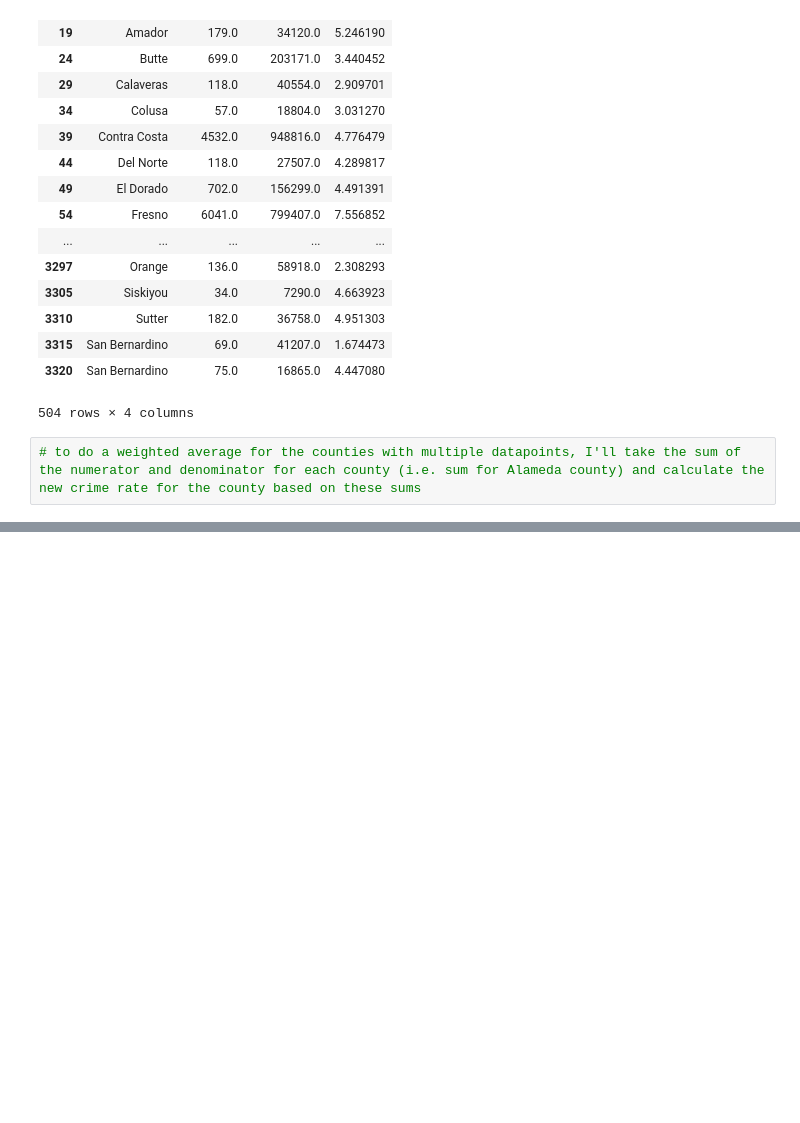
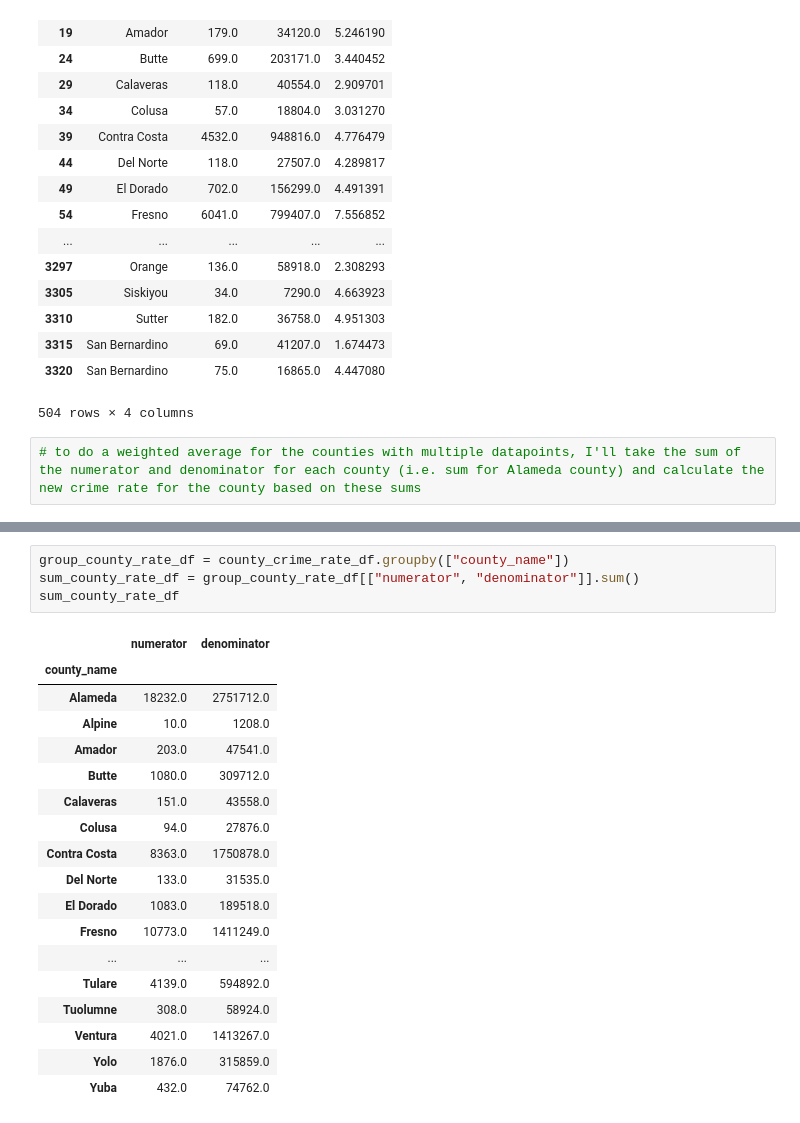
Before and after one commit to phamkdaniel/Cali-Housing-Project, a Jupyter notebook: kevin_exploring.ipynb, the cells around one changed output, grey strips where cells are left out. Drawn from its saved outputs; the diff is of its cells as text; blank space fills up the shorter version.

```diff
--- a/kevin_exploring.ipynb
+++ b/kevin_exploring.ipynb
@@ -205,0 +246,23 @@ county_crime_rate_df
+# %%
+group_county_rate_df = county_crime_rate_df.groupby(["county_name"])
+sum_county_rate_df = group_county_rate_df[["numerator", "denominator"]].sum()
+sum_county_rate_df
+# %% [output]
+|  | numerator | denominator |
+| county_name |  |  |
+| Alameda | 18232.0 | 2751712.0 |
+| Alpine | 10.0 | 1208.0 |
+| Amador | 203.0 | 47541.0 |
+| Butte | 1080.0 | 309712.0 |
+| Calaveras | 151.0 | 43558.0 |
+| Colusa | 94.0 | 27876.0 |
+| Contra Costa | 8363.0 | 1750878.0 |
+| Del Norte | 133.0 | 31535.0 |
+| El Dorado | 1083.0 | 189518.0 |
+| Fresno | 10773.0 | 1411249.0 |
+| ... | ... | ... |
+| Tulare | 4139.0 | 594892.0 |
+| Tuolumne | 308.0 | 58924.0 |
+| Ventura | 4021.0 | 1413267.0 |
+| Yolo | 1876.0 | 315859.0 |
+| Yuba | 432.0 | 74762.0 |
```
Also changed, not shown: parts of 4 cells of this notebook.
